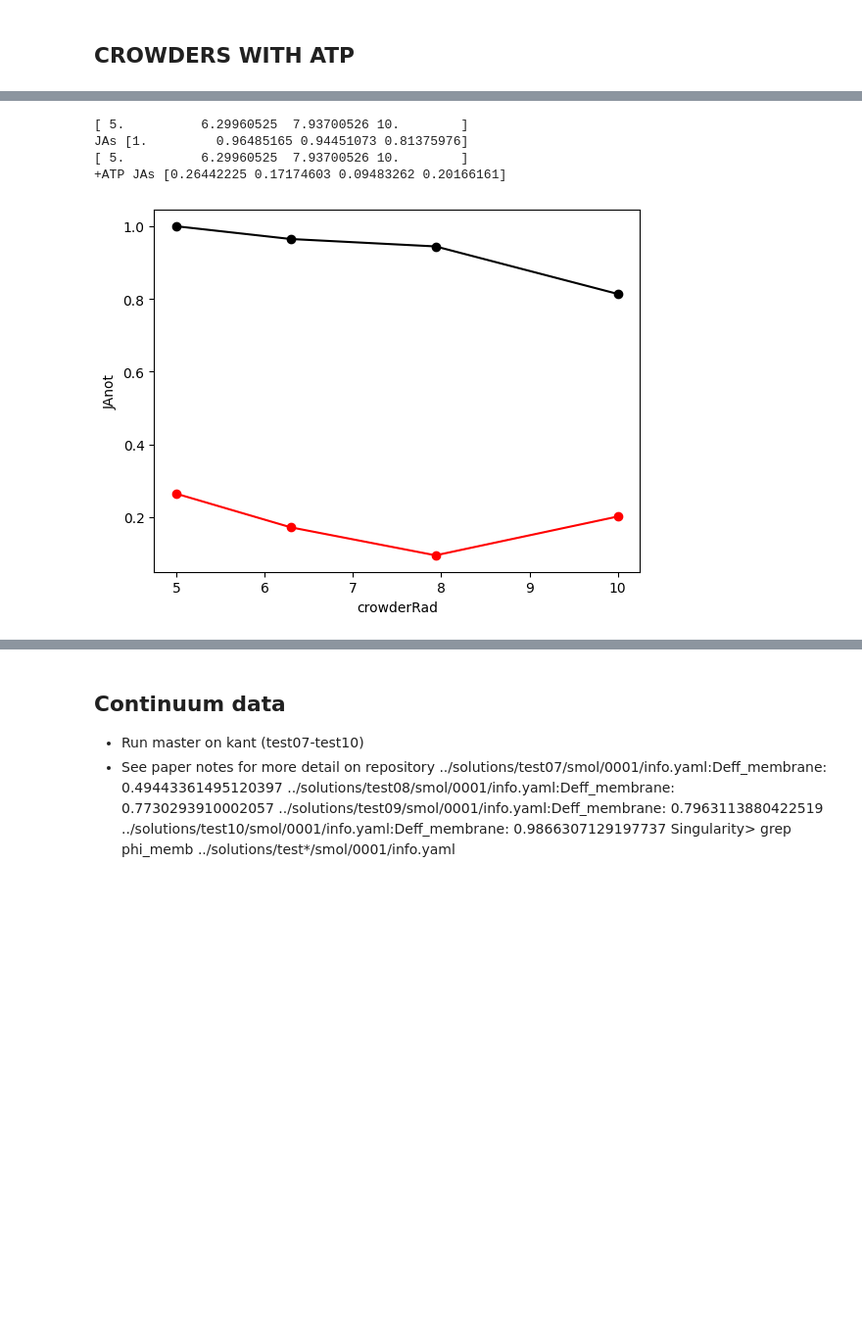
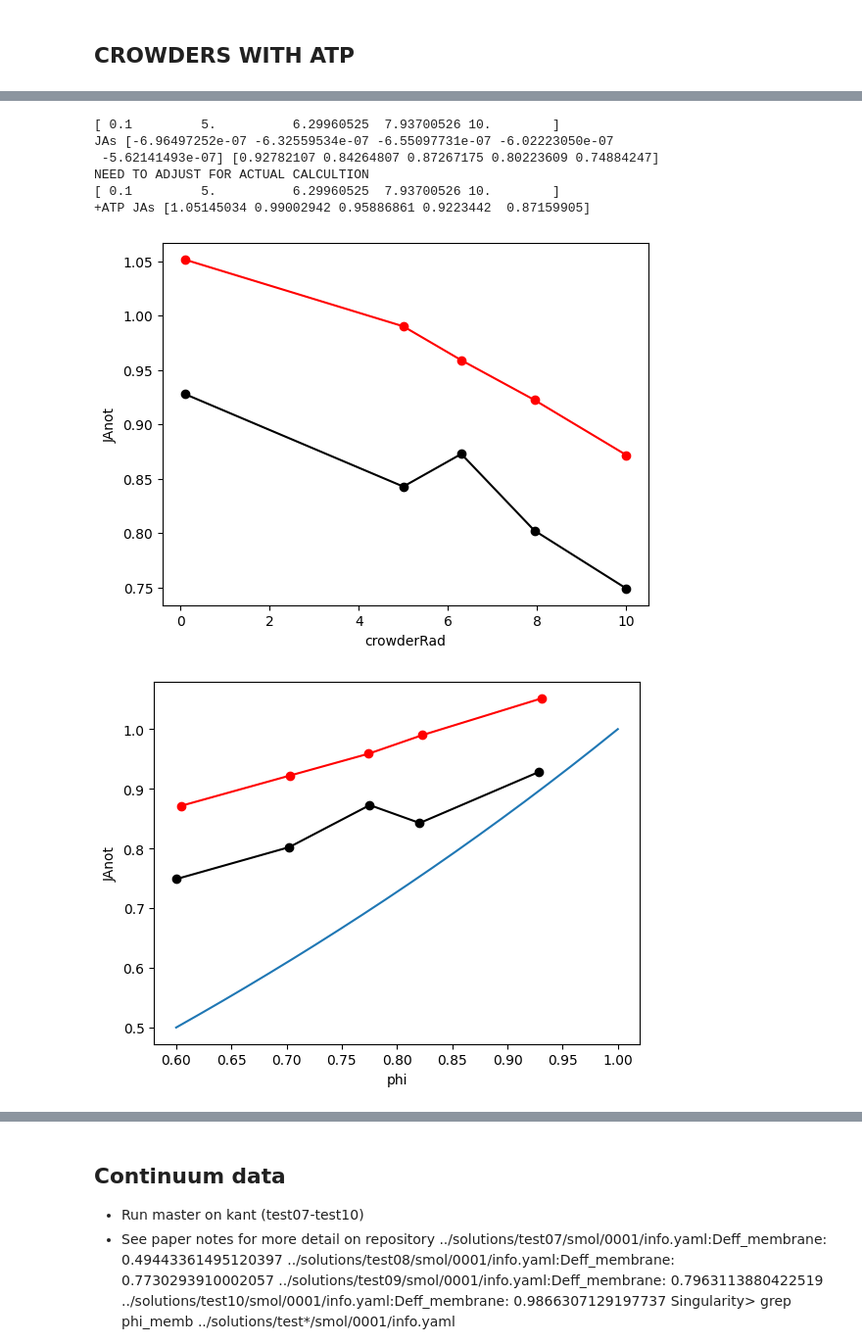
Before and after one commit to huskeypm/cellmigration, a Jupyter notebook: migration_paper.ipynb, the cells around one changed output, grey strips where cells are left out. Shown: that part at 98% size. Saved outputs shown, nothing was run; the diff lists cells and outputs as text; code cells hidden in the pictures; blank space fills up the shorter version.

```diff
--- a/migration_paper.ipynb
+++ b/migration_paper.ipynb
@@ -69,8 +46,8 @@ drwxr-xr-x 2 root root   4096 Dec 11 20:49 __pycache__
 # %% [markdown]
 Partition file according to cases
 # %%
-dataFrameName = "test.png.csv"
-dataFrameName = "subset.csv"
+dataFrameName = outPath+"all.csv"
+
 df = pd.read_csv(dataFrameName)
 # %%
 ### pull out those without ATP in the title
@@ -105,3 +100,18 @@ if False:
   df = pd.read_csv(dataFrameName)
 else:
   df = nocrowder_noatp
+# %%
+key = "nCells"
+
+case = empty()
+case.conds,case.Ds,case.Dstds,case.JAs, case.JAstds, case.vFs = pdat.ProcessGroup(df,key)
+
+# get JA at largest vol frac
+idx = np.argmax(case.vFs)
+normFactor = 1/case.JAs[ idx ]
+def hs(vf):
+  return 2*vf/(3-vf)
+normFactor*=hs( case.vFs[idx] )
+
+case.JAs[ idx ]
+print(normFactor)
@@ -344,44 +330,51 @@ axr.legend(loc=0)
 # %%
 key = "crowderRad"
+
+vfs = np.linspace(0.6,1.,20)
+hs = 2*vfs/(3-vfs)
+
 
 case = empty()
 case.conds,case.Ds,case.Dstds,case.JAs, case.vFs  = pdat.ProcessGroup(df,key)
 cases[key+"-atp"] = case
 
 #print('JAs',case.JAs)
-normFactor = np.min(case.JAs) # since negative
-print('JAs',case.JAs/normFactor)
+print('JAs',case.JAs, case.JAs*normFactor)
+print("NEED TO ADJUST FOR ACTUAL CALCULTION ")
 
 case = empty()
 case.conds,case.Ds,case.Dstds,case.JAs, case.vFs  = pdat.ProcessGroup(dfATP,key)
 cases[key+"+atp"] = case
-print('+ATP JAs',case.JAs/normFactor)
+print('+ATP JAs',case.JAs*normFactor)
 
 case = cases[key+"-atp"]
 #pdat.PlotKey(case.conds,case.Ds,case.Dstds,key,normalize=False)
-pdat.PlotKey(case.conds,case.JAs/normFactor,case.Dstds,key,normalize=False,mode="JA")
+pdat.PlotKey(case.conds,case.JAs*normFactor,case.Dstds,key,normalize=False,mode="JA")
 
 case = cases[key+"+atp"]
 #pdat.PlotKey(case.conds,case.Ds,case.Dstds,key,color='r',normalize=False)
-pdat.PlotKey(case.conds,case.JAs/normFactor,case.Dstds,key,color='r',normalize=False,mode="JA")
+pdat.PlotKey(case.conds,case.JAs*normFactor,case.Dstds,key,color='r',normalize=False,mode="JA")
 
 plt.gcf().savefig(outPath+"fig5_crowderRad.png",dpi=300)
 
 
-#### Also do vs vol frac
-if 0:
-  plt.figure()
-  case = cases[key+"-atp"]
-  pdat.PlotKey(case.vFs,case.Ds,case.Dstds,key,normalize=False, altName="phi")
+plt.figure()
+case = cases[key+"-atp"]
+pdat.PlotKey(case.vFs,case.JAs*normFactor,case.Dstds,key,normalize=False, mode="JA",altName="phi")
 
-  case = cases[key+"+atp"]
-  pdat.PlotKey(case.vFs,case.Ds,case.Dstds,key,color='r',normalize=False,altName="phi")
+case = cases[key+"+atp"]
+pdat.PlotKey(case.vFs,case.JAs*normFactor,case.Dstds,key,color='r',normalize=False,mode="JA",altName="phi")
+plt.plot(vfs,hs)
+plt.gcf().savefig(outPath+"fig5_crowderRad2.png",dpi=300)
 # %% [output]
-[ 5.          6.29960525  7.93700526 10.        ]
-JAs [1.         0.96485165 0.94451073 0.81375976]
-[ 5.          6.29960525  7.93700526 10.        ]
-+ATP JAs [0.26442225 0.17174603 0.09483262 0.20166161]
+[ 0.1         5.          6.29960525  7.93700526 10.        ]
+JAs [-6.96497252e-07 -6.32559534e-07 -6.55097731e-07 -6.02223050e-07
+ -5.62141493e-07] [0.92782107 0.84264807 0.87267175 0.80223609 0.74884247]
+NEED TO ADJUST FOR ACTUAL CALCULTION
+[ 0.1         5.          6.29960525  7.93700526 10.        ]
++ATP JAs [1.05145034 0.99002942 0.95886861 0.9223442  0.87159905]
-[figure, old version]
+[figure, new version]
+[figure, added]
 # %%
 key = "crowderAttr"
 
```
Also changed, not shown: parts of 16 cells of this notebook.
